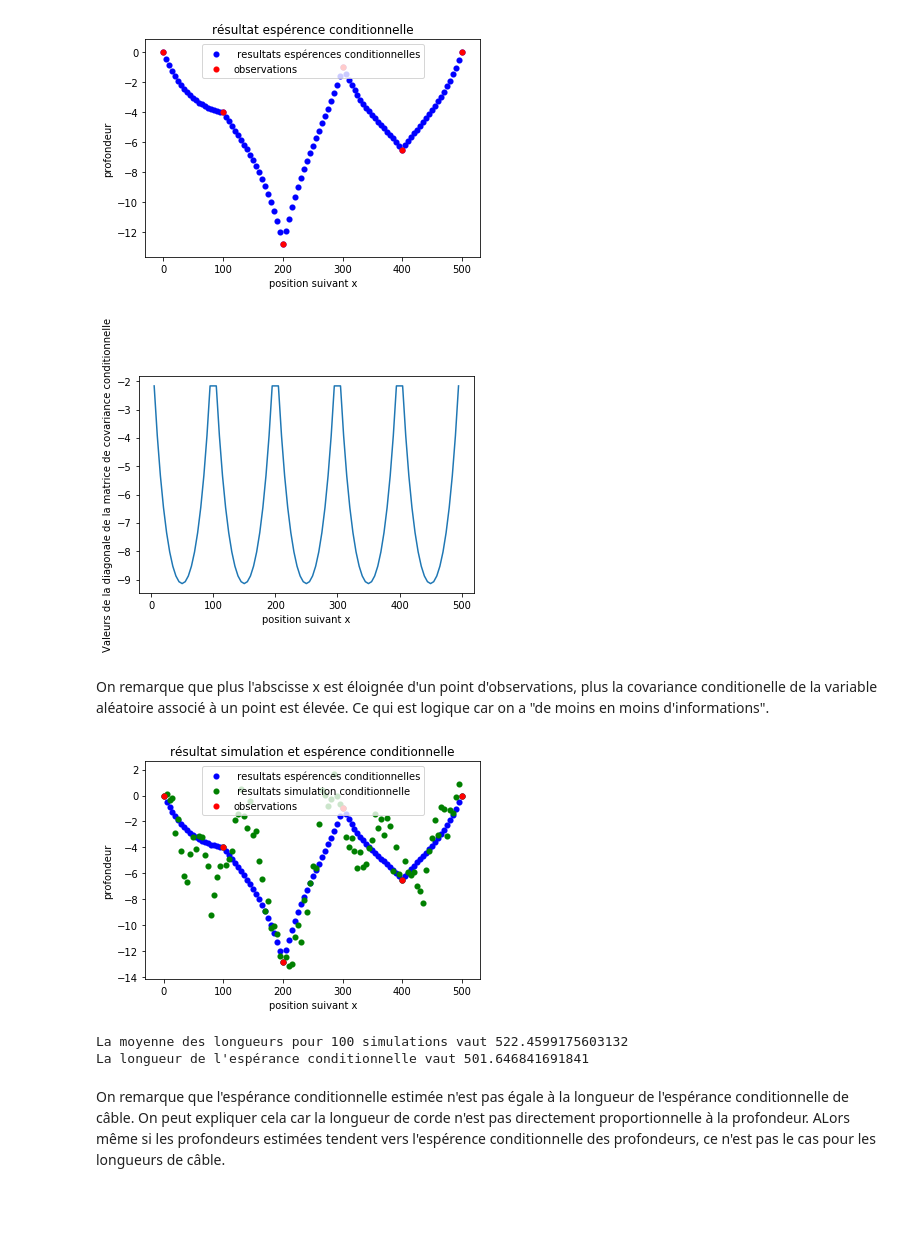
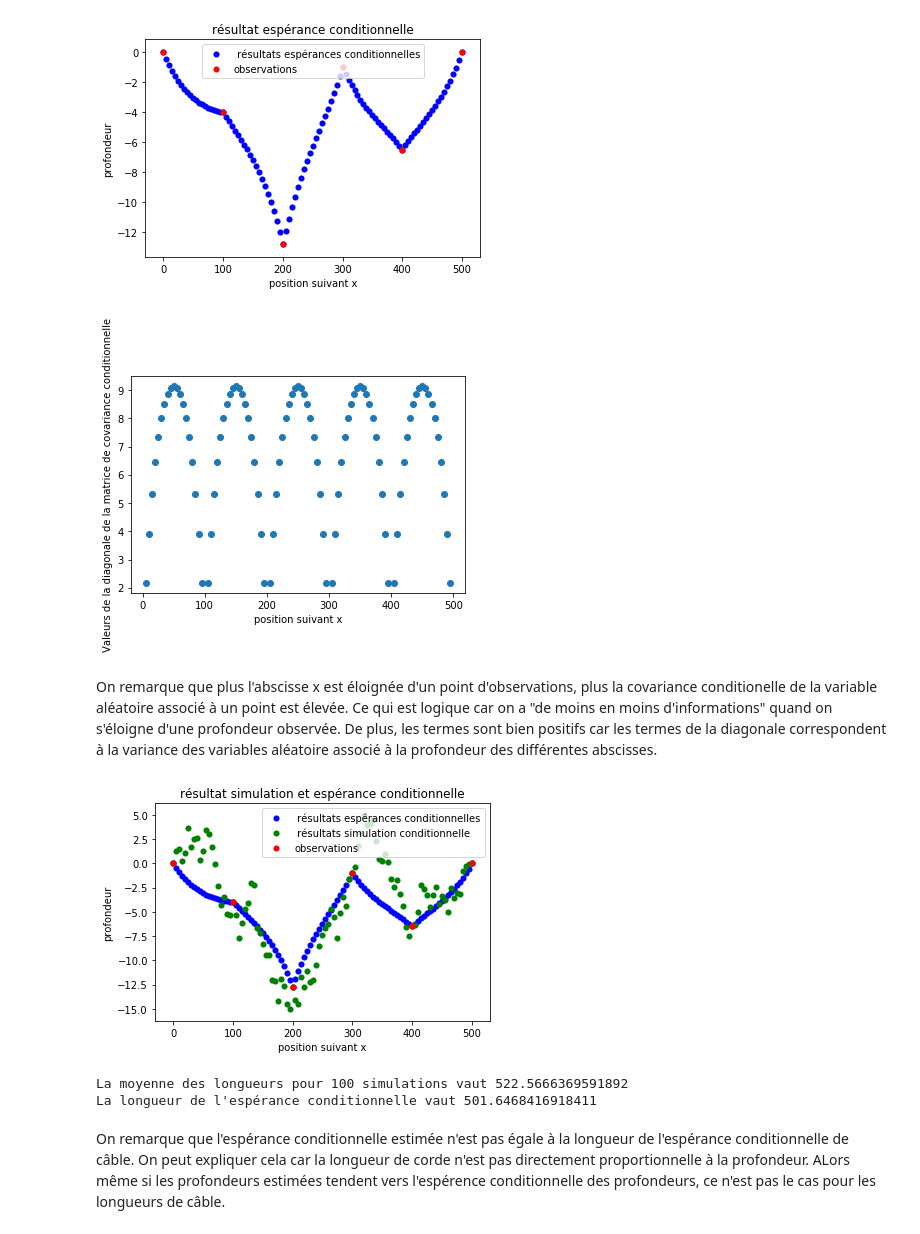
Before and after one commit to jujuhs/mathsinfo3, a Jupyter notebook: Untitled.ipynb, the cells around one changed output. Saved outputs shown, nothing was run; the diff lists cells and outputs as text; code cells hidden in the pictures; blank space fills up the shorter version.

```diff
--- a/Untitled.ipynb
+++ b/Untitled.ipynb
@@ -56,10 +56,10 @@ unknown_indexes=list(set(discretization_indexes)-set(observation_indexes))
 ###Question 1###
 #fonction utile pour le calcul de covariance
 
-def calcul_cov(distance, a, coef):
-    return coef*np.exp(-distance/a)
+def calcul_covariance(mat_distance, a, coef):
+    return coef*np.exp(-mat_distance/a)
 
-#le module numpy permet de faire fonctionner cette fonction pour les vecteurs et les scalaires
+#grâce au module numpy, on a une fonction pour les vecteurs et les scalaires
 # %%
 ###Question 2###
 #matrice des distances
@@ -151,44 +151,45 @@ Cov_cond = Cov_unknow-np.dot(np.dot(Cov_obs_unknown,Cov_obs_inv),np.transpose(Co
 V=[]
 for i in range(N-k):
     V.append(Cov_cond[i][i])
-plt.plot(np.asarray(unknown_indexes)*5,V)
+plt.scatter(np.asarray(unknown_indexes)*5,V)
 plt.xlabel("position suivant x")
 plt.ylabel("Valeurs de la diagonale de la matrice de covariance conditionnelle")
 plt.show()
 # %% [output]
-[figure, old version]
+[figure, new version]
 # %% [markdown]
-On remarque que plus l'abscisse x est éloignée d'un point d'observations, plus la covariance conditionelle de la variable aléatoire associé à un point est élevée. Ce qui est logique car on a "de moins en moins d'informations".
+On remarque que plus l'abscisse x est éloignée d'un point d'observations, plus la covariance conditionelle de la variable aléatoire associé à un point est élevée. Ce qui est logique car on a "de moins en moins d'informations" quand on s'éloigne d'une profondeur observée.
+De plus, les termes sont bien positifs car les termes de la diagonale correspondent à la variance des variables aléatoire associé à la profondeur des différentes abscisses.
 # %%
 ###Question 7###
 #On réalise une simulation conditionnelle comme expliqué question théorique n°4
 
 #on arrondie les valeurs dans la matrice car sinon il y'a un soucis de représentation des flottants
-H=-np.around(Cov_cond,6)
+H=np.around(Cov_cond,6)
 
-L=-np.linalg.cholesky(H) #on applique la décompostion de cholesky à la matrice
+L=np.linalg.cholesky(H) #on applique la décompostion de cholesky à la matrice
 #nous avons fait composer deux fois par - car la décomposition est pour les matrices définies positives
 
 X=[]
 Z=[]
 for u in range(N-k):
     X.append(np.sqrt(-2*np.log(rd.random()))*np.cos(2*np.pi*rd.random()))#loi normale centrée réduite
 Z=esp_cond+np.dot(L,X) #Z est le résultat d'une simulation conditionnelle
 
 #On fait le tracé demandé:
 plt.xlabel("position suivant x")
 plt.ylabel("profondeur")
 plt.title("résultat simulation et espérance conditionnelle")
 plt.scatter(discretization,complete_profondeur(esp_cond),color='b',linewidth="0.1",
             label=' résultats espérances conditionnelles')
 
 plt.scatter(discretization,complete_profondeur(Z),color='g',linewidth="0.1",
             label=' résultats simulation conditionnelle')
 plt.scatter(np.asarray(observation_indexes)*5,depth,color='r',linewidth="0.1",label='observations')
 plt.legend()
 plt.show()
 # %% [output]
-[figure, old version]
+[figure, new version]
 # %%
 ###Question 8###
 #on crée une fonction qui calcule la longeur de câble:
@@ -201,7 +202,9 @@ def longueur_cable(Liste_prof, pas):
     return S
 # %%
-###Question 9###
-#On crée d'abord une fonction qui réalise p simulations avec p variables d'entrée:
+###Question 9##
+#Pour faciliter le travail et la relecture,
+#on va créer une fonction qui prend un nombre n de simulations à réaliser,
+#et renvoie les réponses aux différentes questions 9,10,11
 
 def simulation(n):
     Résultats=[]
@@ -212,20 +215,34 @@ def simulation(n):
             X.append(np.sqrt(-2*np.log(rd.random()))*np.cos(2*np.pi*rd.random()))
         Z=esp_cond+np.dot(L,X)
         Résultats.append(Z)
-    return Résultats
 
-##On réalise 100 simulations:
-Sim_100=simulation(100)
-
-##On calcule la moyenne des longeurs de câble pour 100 simulations:
-Moy_longueur=0
-for i in Sim_100:
-    Moy_longueur+=longueur_cable(complete_profondeur(i),5)#on complete avec toutes les profondeurs et on calcule la longueur
-Moy_longueur=Moy_longueur/100
+    ### Pour la question 9 ###
+    #On calcule la moyenne des longeurs de câble pour les n simulations:
+    Moy_longueur=0
+    for i in Résultats:
+        Moy_longueur+=longueur_cable(complete_profondeur(i),5)#on complete avec toutes les profondeurs et on calcule la longueur
+    Moy_longueur=Moy_longueur/n
 
 
-print(f'La moyenne des longueurs pour 100 simulations vaut {Moy_longueur}')
-print(f"La longueur de l'espérance conditionnelle vaut {longueur_cable(complete_profondeur(esp_cond),5)}")
+    #### Pour la question 10###
+    #On va réprésenter la suite Mn des moyennnes des longueurs de câbles:
+
+    M_n=[]
+    N_values=[]
+    Tot_longueur=0
+    Moy_longueur=0
+    for r in range(len(Résultats)):
+        N_values.append(r+1)
+        Tot_longueur+=longueur_cable(complete_profondeur(Résultats[r]),5)#on complete avec toutes les profondeurs et on calcule la longueur
+        Moy_longueur=Tot_longueur/(r+1)
+        M_n.append(Moy_longueur)
+
+
+    ### Pour la question 11###
+    #On va réaliser un histogramme des longeurs pour les 100 simulations précédentes:
+    Tot_cordes = []
+    for i in Résultats:
+        Tot_cordes.append(longueur_cable(complete_profondeur(i),5))
+
+
+    return [Résultats, Moy_longueur,M_n, N_values, Tot_cordes]
-# %% [output]
-La moyenne des longueurs pour 100 simulations vaut 522.4599175603132
-La longueur de l'espérance conditionnelle vaut 501.646841691841
@@ -232,2 +253,13 @@ La longueur de l'espérance conditionnelle vaut 501.646841691841
+# %%
+###Réponse question 9###
+
+Moy_longueur_100_Sim=Résultats_100_Sim[1]
+
+
+print(f'La moyenne des longueurs pour 100 simulations vaut {Moy_longueur_100_Sim}')
+print(f"La longueur de l'espérance conditionnelle vaut {longueur_cable(complete_profondeur(esp_cond),5)}")
+# %% [output]
+La moyenne des longueurs pour 100 simulations vaut 522.5666369591892
+La longueur de l'espérance conditionnelle vaut 501.6468416918411
 # %% [markdown]
 On remarque que l'espérance conditionnelle estimée n'est pas égale à la longueur de l'espérance conditionnelle de câble. On peut expliquer cela car la longueur de corde n'est pas directement proportionnelle à la profondeur. ALors même si les profondeurs estimées tendent vers l'espérence conditionnelle des profondeurs, ce n'est pas le cas pour les longueurs de câble.
```
Also changed, not shown: parts of 25 cells of this notebook.
